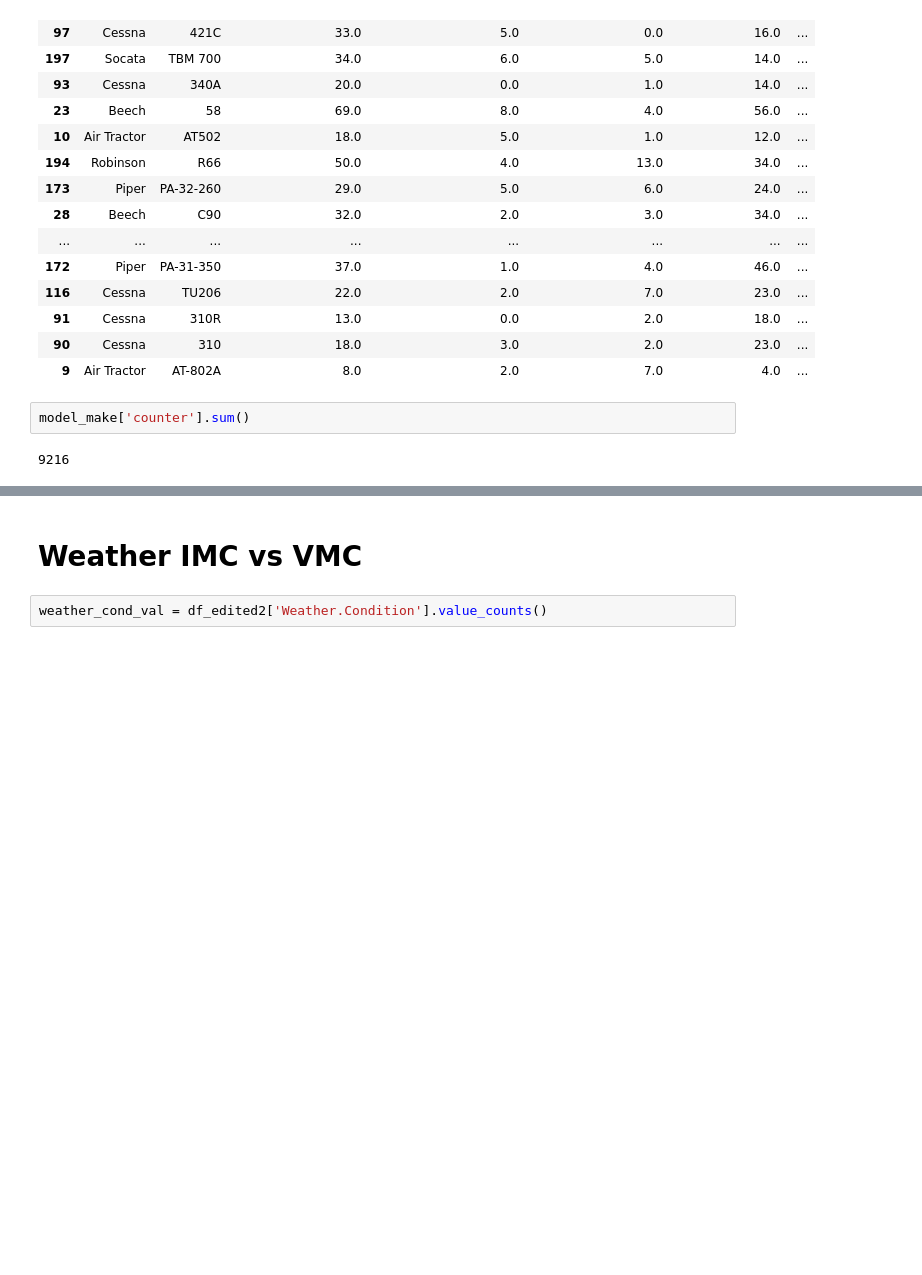
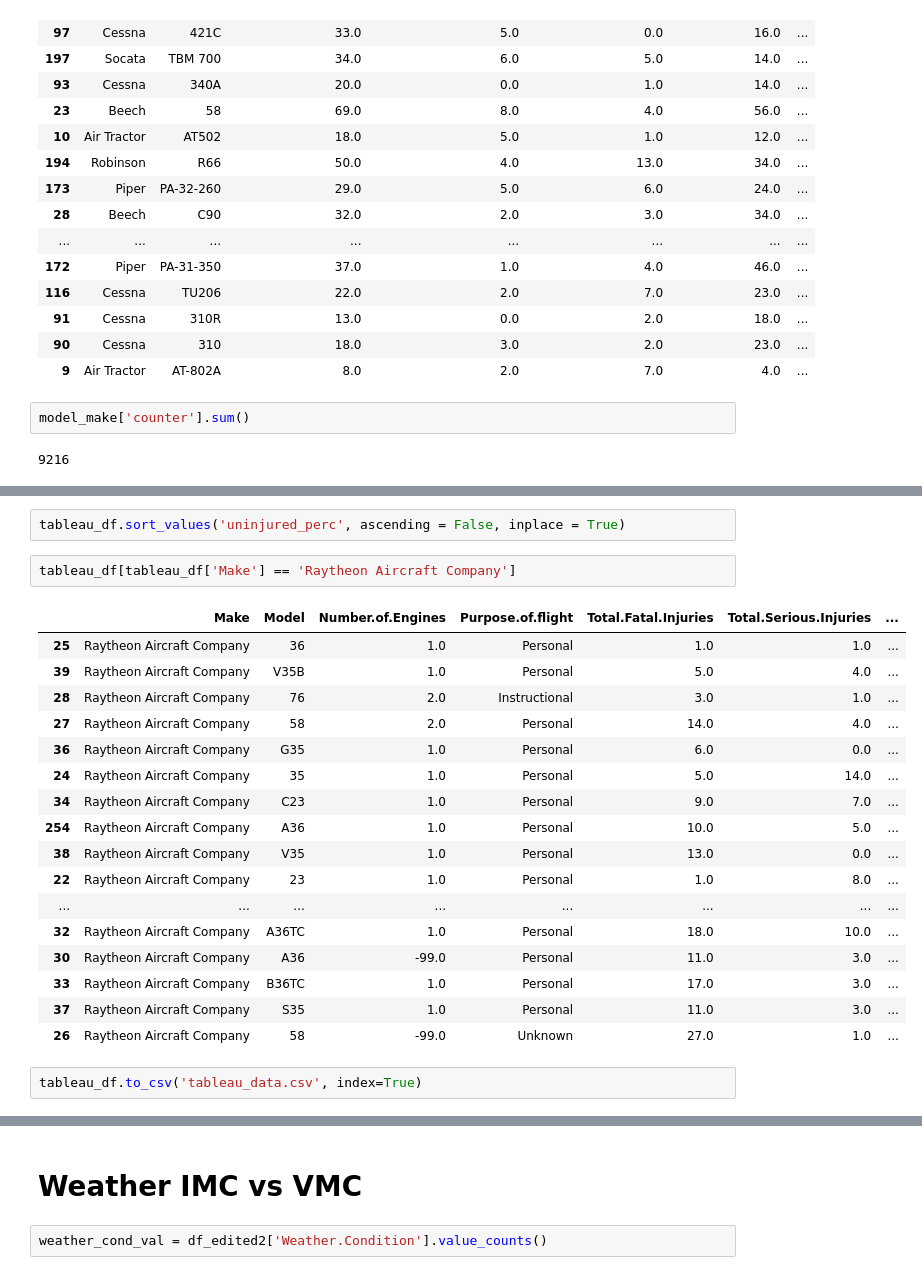
Before and after one commit to MrPolarBear/project1phase1, a Jupyter notebook: project_1/project_1_analysis.ipynb, the cells around one changed output, grey strips where cells are left out. Drawn from its saved outputs; the diff is of its cells as text; blank space fills up the shorter version.

```diff
--- a/project_1/project_1_analysis.ipynb
+++ b/project_1/project_1_analysis.ipynb
@@ -358,0 +425,24 @@ model_make['counter'].sum()
+# %%
+tableau_df.sort_values('uninjured_perc', ascending = False, inplace = True)
+# %%
+tableau_df[tableau_df['Make'] == 'Raytheon Aircraft Company']
+# %% [output]
+|  | Make | Model | Number.of.Engines | Purpose.of.flight | Total.Fatal.Injuries | Total.Serious.Injuries | ... |
+| 25 | Raytheon Aircraft Company | 36 | 1.0 | Personal | 1.0 | 1.0 | ... |
+| 39 | Raytheon Aircraft Company | V35B | 1.0 | Personal | 5.0 | 4.0 | ... |
+| 28 | Raytheon Aircraft Company | 76 | 2.0 | Instructional | 3.0 | 1.0 | ... |
+| 27 | Raytheon Aircraft Company | 58 | 2.0 | Personal | 14.0 | 4.0 | ... |
+| 36 | Raytheon Aircraft Company | G35 | 1.0 | Personal | 6.0 | 0.0 | ... |
+| 24 | Raytheon Aircraft Company | 35 | 1.0 | Personal | 5.0 | 14.0 | ... |
+| 34 | Raytheon Aircraft Company | C23 | 1.0 | Personal | 9.0 | 7.0 | ... |
+| 254 | Raytheon Aircraft Company | A36 | 1.0 | Personal | 10.0 | 5.0 | ... |
+| 38 | Raytheon Aircraft Company | V35 | 1.0 | Personal | 13.0 | 0.0 | ... |
+| 22 | Raytheon Aircraft Company | 23 | 1.0 | Personal | 1.0 | 8.0 | ... |
+| ... | ... | ... | ... | ... | ... | ... | ... |
+| 32 | Raytheon Aircraft Company | A36TC | 1.0 | Personal | 18.0 | 10.0 | ... |
+| 30 | Raytheon Aircraft Company | A36 | -99.0 | Personal | 11.0 | 3.0 | ... |
+| 33 | Raytheon Aircraft Company | B36TC | 1.0 | Personal | 17.0 | 3.0 | ... |
+| 37 | Raytheon Aircraft Company | S35 | 1.0 | Personal | 11.0 | 3.0 | ... |
+| 26 | Raytheon Aircraft Company | 58 | -99.0 | Unknown | 27.0 | 1.0 | ... |
+# %%
+tableau_df.to_csv('tableau_data.csv', index=True)
```
Also changed, not shown: parts of 23 cells of this notebook, 5 other files.
